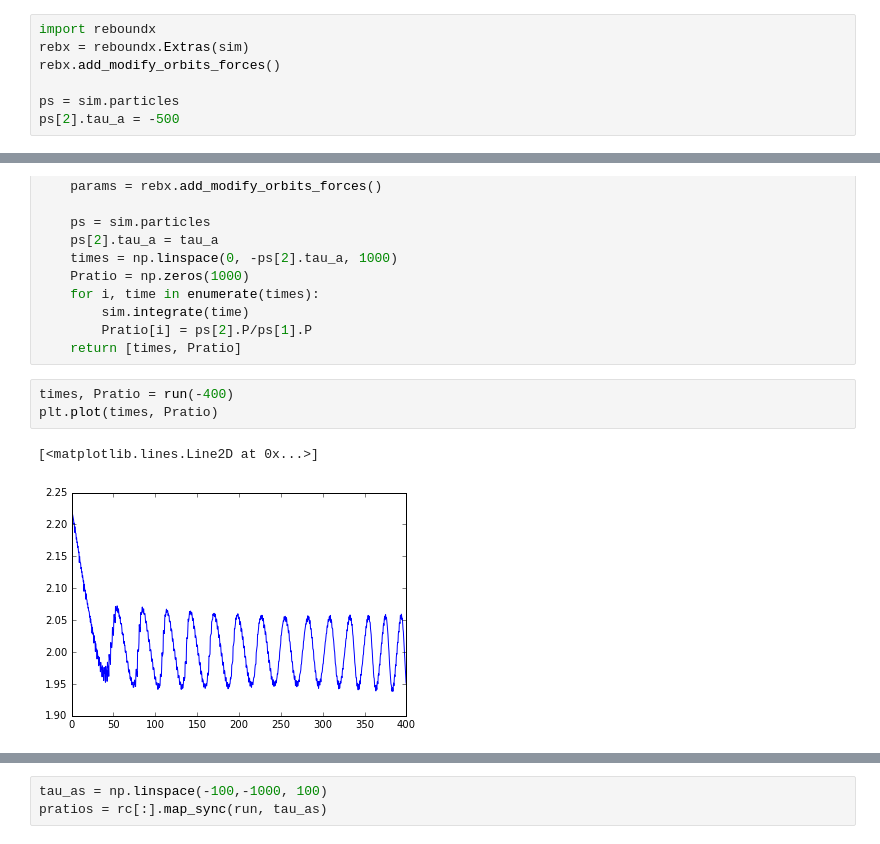
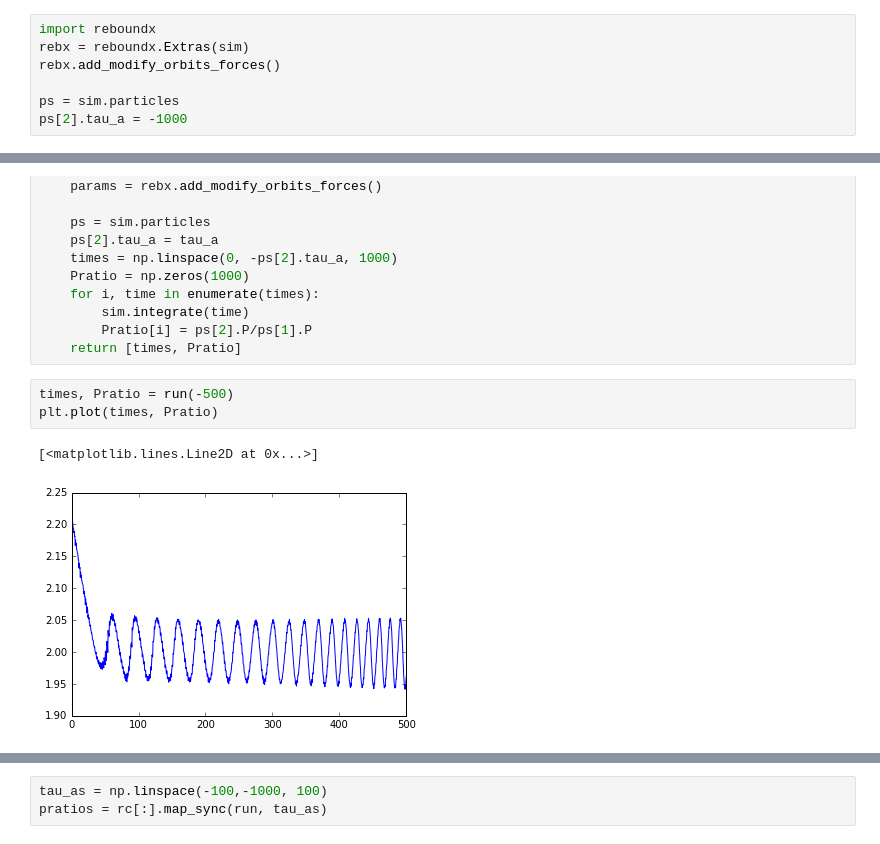
Before and after one commit to jacobfleisig/reboundx, a Jupyter notebook: problems/dda.ipynb, the cells around one changed output, grey strips where cells are left out. Drawn from its saved outputs; the diff is of its cells as text.

```diff
--- a/problems/dda.ipynb
+++ b/problems/dda.ipynb
@@ -32,4 +31,4 @@ rebx = reboundx.Extras(sim)
 rebx.add_modify_orbits_forces()
 
 ps = sim.particles
-ps[2].tau_a = -500
+ps[2].tau_a = -1000
@@ -78,11 +75,11 @@ def run(tau_a):
         Pratio[i] = ps[2].P/ps[1].P
     return [times, Pratio]
 # %%
-times, Pratio = run(-400)
+times, Pratio = run(-500)
 plt.plot(times, Pratio)
 # %% [output]
 [<matplotlib.lines.Line2D at 0x...>]
-[figure, old version]
+[figure, new version]
 # %%
 from cluster import cluster as cl
 rc = cl.start_cluster('lobster', 30)
```
Also changed, not shown: parts of 8 cells of this notebook.
